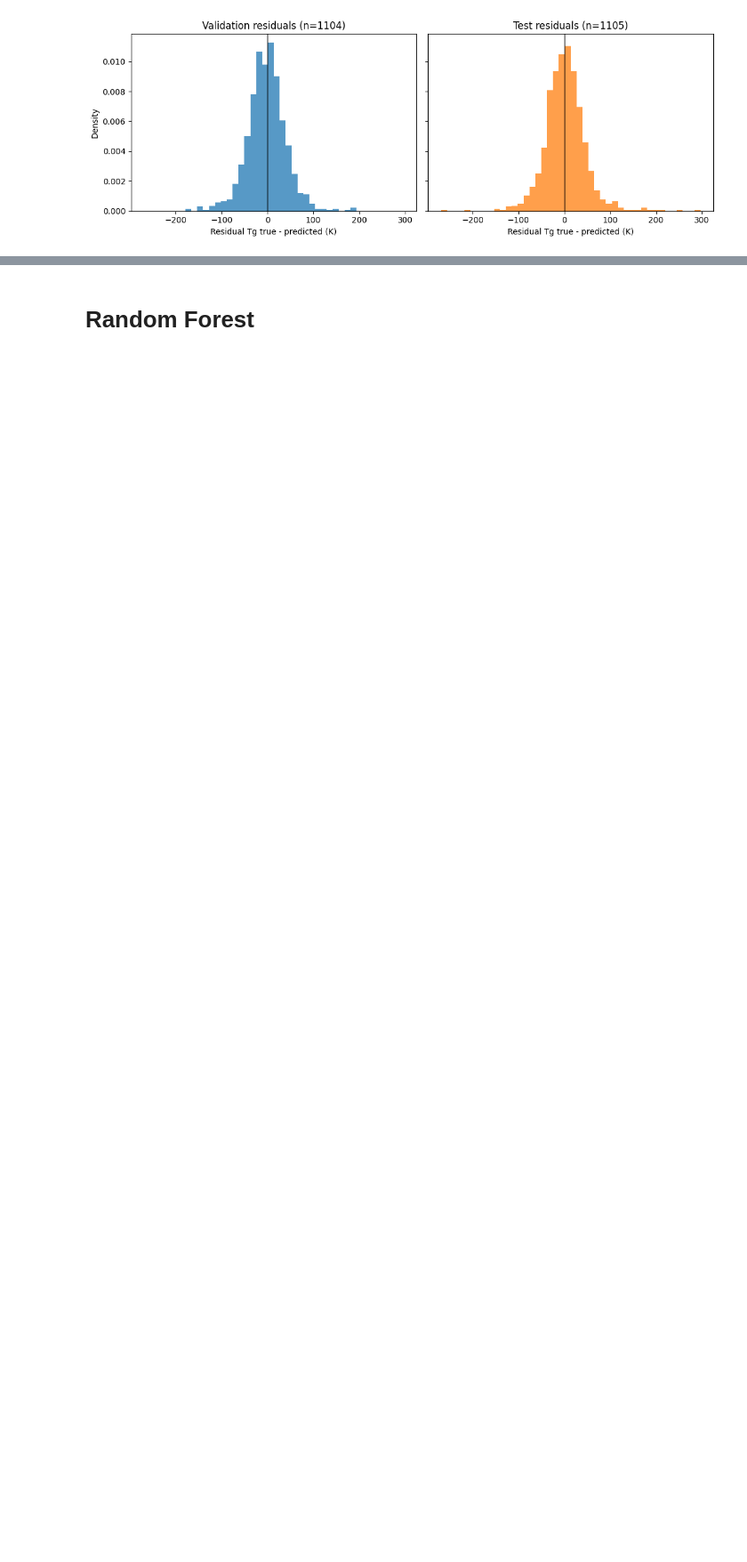
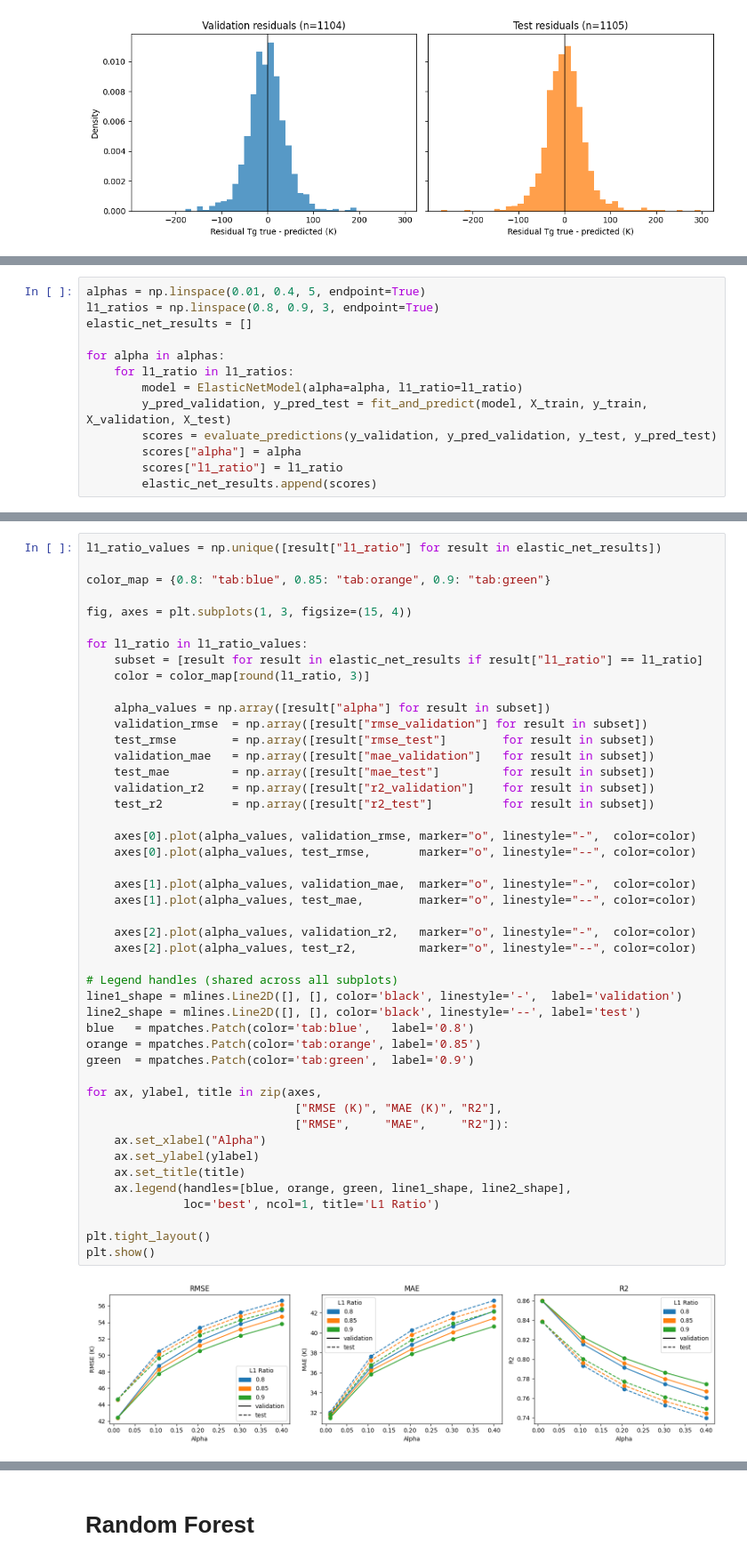
Before and after one commit to sermetsim/AI4Chem, a Jupyter notebook: notebooks/02_ridge_baseline_comparison.ipynb, the cells around one changed output, grey strips where cells are left out. Shown at 89% size. Cells and saved outputs as stored; diff of their text form; blank space fills up the shorter version.

```diff
--- a/notebooks/02_ridge_baseline_comparison.ipynb
+++ b/notebooks/02_ridge_baseline_comparison.ipynb
@@ -284,0 +287,13 @@ plt.show()
+# %%
+alphas = np.linspace(0.01, 0.4, 5, endpoint=True)
+l1_ratios = np.linspace(0.8, 0.9, 3, endpoint=True)
+elastic_net_results = []
+
+for alpha in alphas:
+    for l1_ratio in l1_ratios:
+        model = ElasticNetModel(alpha=alpha, l1_ratio=l1_ratio)
+        y_pred_validation, y_pred_test = fit_and_predict(model, X_train, y_train, X_validation, X_test)
+        scores = evaluate_predictions(y_validation, y_pred_validation, y_test, y_pred_test)
+        scores["alpha"] = alpha
+        scores["l1_ratio"] = l1_ratio
+        elastic_net_results.append(scores)
@@ -284,0 +322,48 @@ plt.show()
+# %%
+l1_ratio_values = np.unique([result["l1_ratio"] for result in elastic_net_results])
+
+color_map = {0.8: "tab:blue", 0.85: "tab:orange", 0.9: "tab:green"}
+
+fig, axes = plt.subplots(1, 3, figsize=(15, 4))
+
+for l1_ratio in l1_ratio_values:
+    subset = [result for result in elastic_net_results if result["l1_ratio"] == l1_ratio]
+    color = color_map[round(l1_ratio, 3)]
+
+    alpha_values = np.array([result["alpha"] for result in subset])
+    validation_rmse  = np.array([result["rmse_validation"] for result in subset])
+    test_rmse        = np.array([result["rmse_test"]        for result in subset])
+    validation_mae   = np.array([result["mae_validation"]   for result in subset])
+    test_mae         = np.array([result["mae_test"]         for result in subset])
+    validation_r2    = np.array([result["r2_validation"]    for result in subset])
+    test_r2          = np.array([result["r2_test"]          for result in subset])
+
+    axes[0].plot(alpha_values, validation_rmse, marker="o", linestyle="-",  color=color)
+    axes[0].plot(alpha_values, test_rmse,       marker="o", linestyle="--", color=color)
+
+    axes[1].plot(alpha_values, validation_mae,  marker="o", linestyle="-",  color=color)
+    axes[1].plot(alpha_values, test_mae,        marker="o", linestyle="--", color=color)
+
+    axes[2].plot(alpha_values, validation_r2,   marker="o", linestyle="-",  color=color)
+    axes[2].plot(alpha_values, test_r2,         marker="o", linestyle="--", color=color)
+
+# Legend handles (shared across all subplots)
+line1_shape = mlines.Line2D([], [], color='black', linestyle='-',  label='validation')
+line2_shape = mlines.Line2D([], [], color='black', linestyle='--', label='test')
+blue   = mpatches.Patch(color='tab:blue',   label='0.8')
+orange = mpatches.Patch(color='tab:orange', label='0.85')
+green  = mpatches.Patch(color='tab:green',  label='0.9')
+
+for ax, ylabel, title in zip(axes,
+                              ["RMSE (K)", "MAE (K)", "R2"],
+                              ["RMSE",     "MAE",     "R2"]):
+    ax.set_xlabel("Alpha")
+    ax.set_ylabel(ylabel)
+    ax.set_title(title)
+    ax.legend(handles=[blue, orange, green, line1_shape, line2_shape],
+              loc='best', ncol=1, title='L1 Ratio')
+
+plt.tight_layout()
+plt.show()
+# %% [output]
+[figure, added]
```
Also changed, not shown: parts of 9 cells of this notebook, 3 other files.
